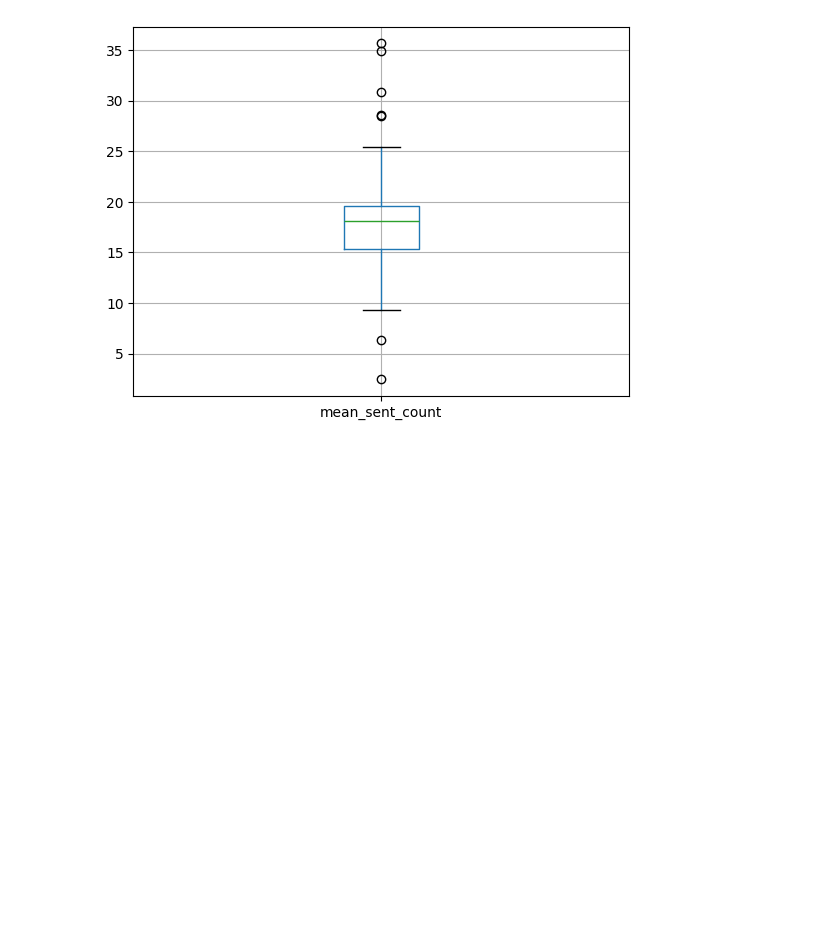
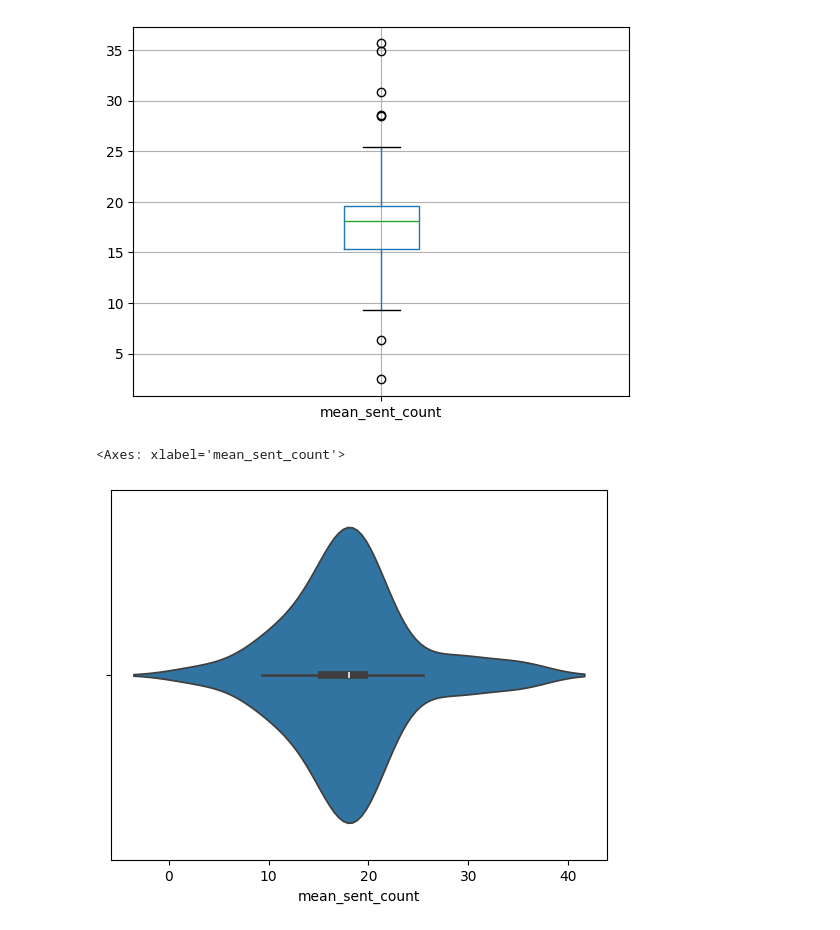
Before and after one commit to jl8771/TextbookGPTApplication, a Jupyter notebook: generate_plots.ipynb, the cells around one changed output. Saved outputs shown, nothing was run; the diff lists cells and outputs as text; code cells hidden in the pictures; blank space fills up the shorter version.

```diff
--- a/generate_plots.ipynb
+++ b/generate_plots.ipynb
@@ -78,3 +94,8 @@ sent_count_df.boxplot('mean_sent_count')
 # %% [output]
 <Axes: >
 [figure]
+# %%
+sns.violinplot(x=sent_count_df['mean_sent_count'])
+# %% [output]
+<Axes: xlabel='mean_sent_count'>
+[figure, added]
```
Also changed, not shown: parts of 3 cells of this notebook.
